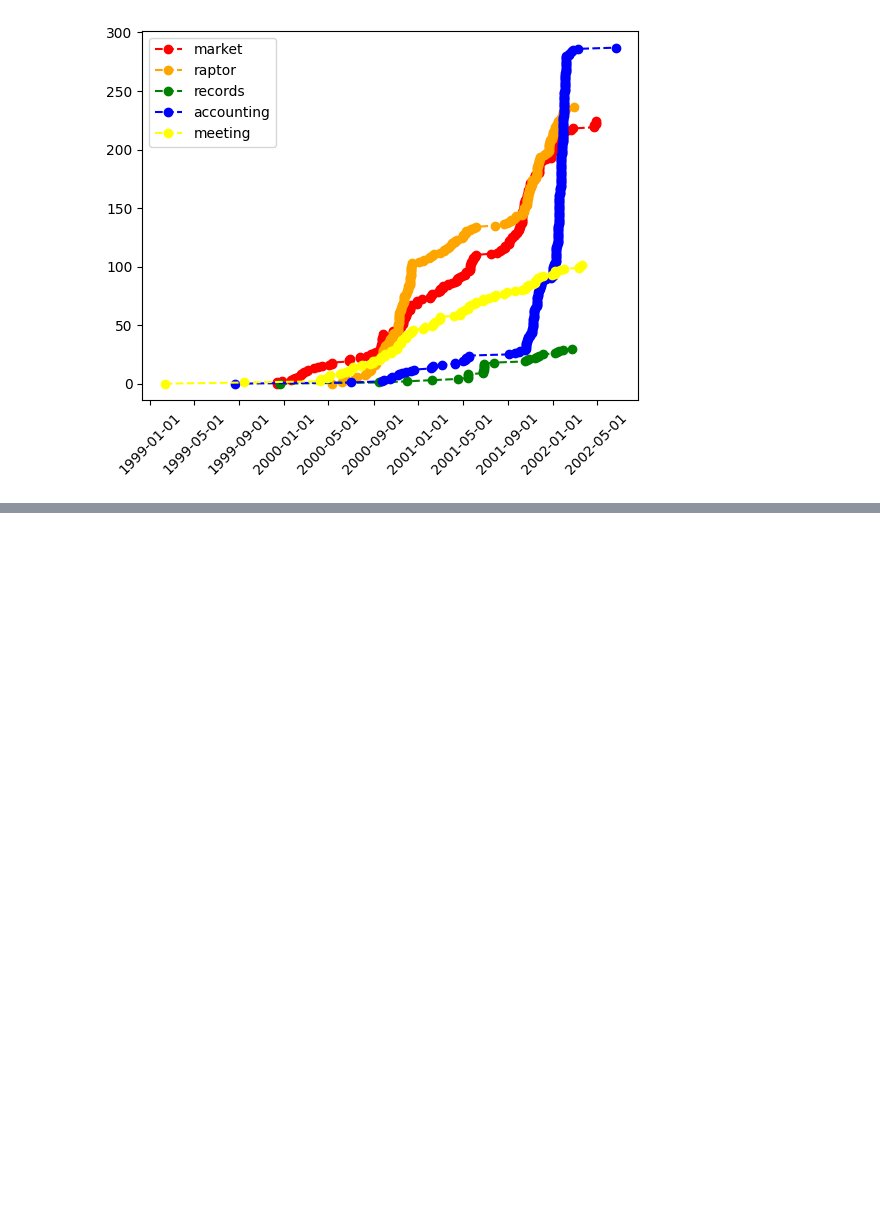
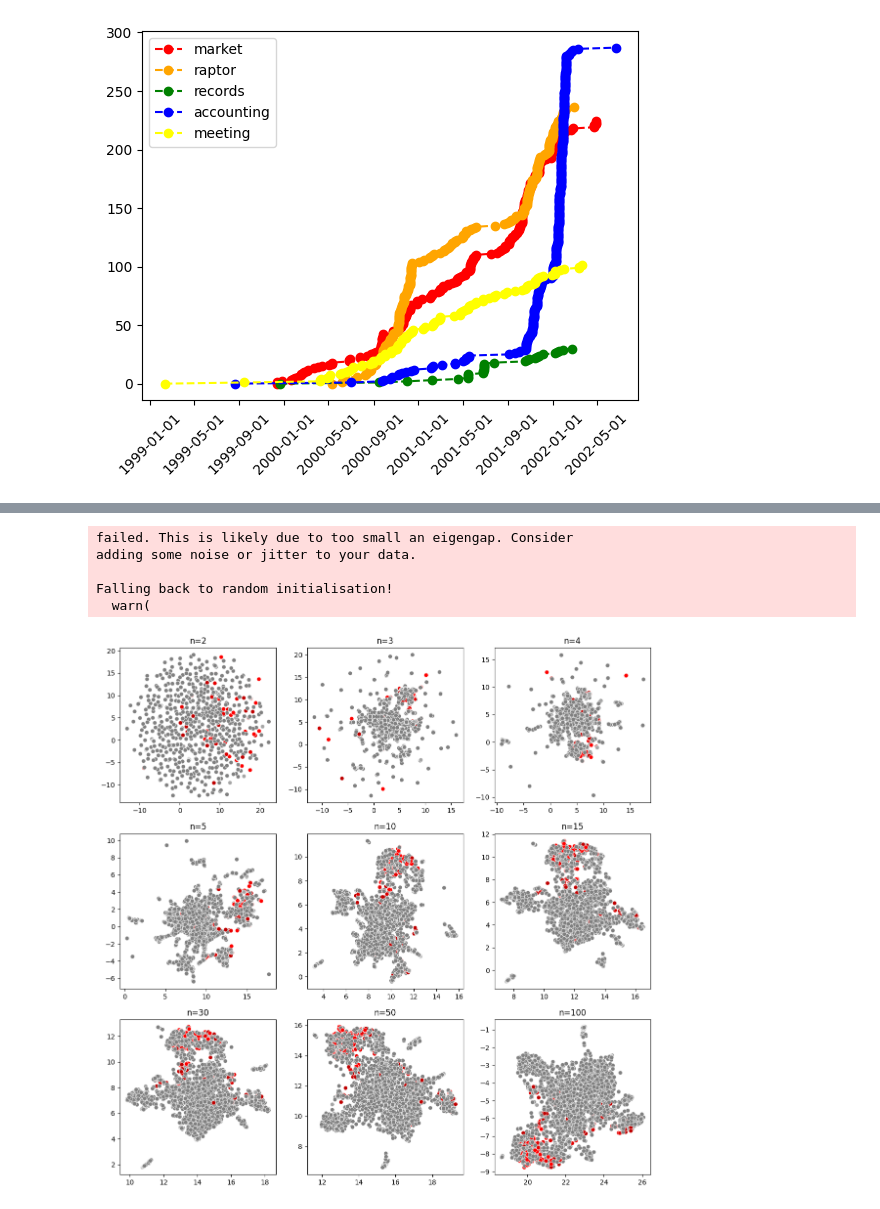
Before and after one commit to kariato/GTPracticum, a Jupyter notebook: EDA/BertTopicModel2.ipynb, the cells around one changed output, grey strips where cells are left out. Drawn from its saved outputs; the diff is of its cells as text; code cells hidden in the pictures; blank space fills up the shorter version.

```diff
--- a/EDA/BertTopicModel2.ipynb
+++ b/EDA/BertTopicModel2.ipynb
@@ -216,0 +232,44 @@ Falling back to random initialisation!
+# %%
+import numpy as np
+from tqdm.auto import tqdm
+
+batch_size = 16
+n = len(email_text)
+embeds = np.zeros((n, embedding_model.get_sentence_embedding_dimension()))
+
+for i in tqdm(range(0, n, batch_size)):
+    i_end = min(i+batch_size, n)
+    batch = email_text[i:i_end]
+    batch_embed = embedding_model.encode(batch)
+    embeds[i:i_end,:] = batch_embed
+# %%
+import umap
+import matplotlib.pyplot as plt
+import seaborn as sns
+import matplotlib as mpl
+from sklearn.cluster import KMeans
+kmeans = KMeans(n_clusters=5, random_state=42)
+import matplotlib.colors as mcolors
+import random
+hex_colors = list(mcolors.CSS4_COLORS.keys())
+random.shuffle(hex_colors)
+
+fig, ax = plt.subplots(3, 3, figsize=(14, 14))
+nns = [2, 3, 4, 5, 10, 15, 30, 50, 100]
+i, j = 0, 0
+for n_neighbors in tqdm(nns):
+    fit = umap.UMAP(n_neighbors=n_neighbors)
+    u = fit.fit_transform(embeds)
+    #uColor=kmeans.fit_predict(u)
+    #c=[hex_colors[i] for i in uColor]
+    sns.scatterplot(x=u[:,0], y=u[:,1], c=mistral_score, ax=ax[j, i])
+    ax[j, i].set_title(f'n={n_neighbors}')
+    if i < 2: i += 1
+    else: i = 0; j += 1
+# %% [output]
+failed. This is likely due to too small an eigengap. Consider
+adding some noise or jitter to your data.
+
+Falling back to random initialisation!
+  warn(
+[figure, added]
```
Also changed, not shown: parts of 6 cells of this notebook, 6 other files.
